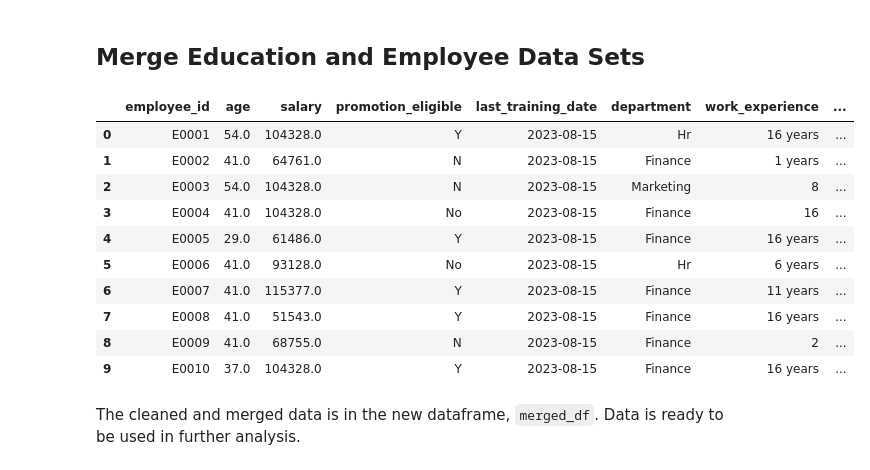
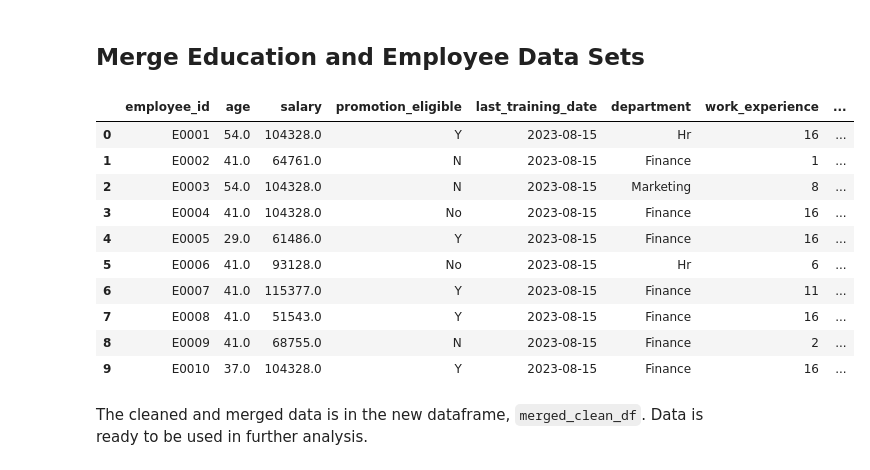
Before and after one commit to aysuntm/engage-metrics-workforce-analytics, a Jupyter notebook: notebooks/01_data_cleaning.ipynb, the cells around one changed output. Drawn from its saved outputs; the diff is of its cells as text; code cells hidden in the pictures.

Commit message:
fix: resolve duplicate ID columns, correct work_modeand work_experience data

```diff
--- a/notebooks/01_data_cleaning.ipynb
+++ b/notebooks/01_data_cleaning.ipynb
@@ -279,7 +282,13 @@ Length: 5, dtype: str
 # %% [markdown]
 Standardize the `work_mode` column values to be consistent case and format.
 # %%
+# Make all work modes lowercase and strip whitespace to standardize the values
 employee_df['work_mode'] = employee_df['work_mode'].str.strip().str.lower()
+
+# Make the wording for remote work consistent by replacing variations with a single term
+employee_df['work_mode'] = employee_df['work_mode'].replace("remote work","remote")
+
+# After cleaning, show the unique work mode values to confirm standardization
 print("\nCleaned Work Mode Names:")
 print(employee_df['work_mode'].unique())
 # %% [output]
@@ -289,0 +303,5 @@ Length: 4, dtype: str
+# %%
+employee_df['work_experience'] = employee_df['work_experience'].str.replace(' years','').astype('Int64')
+
+#Display the data type and first few values to confirm the conversion
+print(employee_df['work_experience'].head())
@@ -358,28 +383,28 @@ The data set has no missing values.
 # %% [markdown]
 ## Merge Education and Employee Data Sets
 # %%
-# Merge datasets on employee_id
-merged_df = pd.merge(
+# Merge clean datasets on employee_id
+merged_clean_df = pd.merge(
     employee_df,
     education_df,
     left_on='employee_id',
     right_on='ID',
     how='inner'
-)
+).drop(columns=['ID'])
 
-merged_df.head(10)
+merged_clean_df.head(10)
 # %% [output]
 |  | employee_id | age | salary | promotion_eligible | last_training_date | department | work_experience | ... |
-| 0 | E0001 | 54.0 | 104328.0 | Y | 2023-08-15 | Hr | 16 years | ... |
-| 1 | E0002 | 41.0 | 64761.0 | N | 2023-08-15 | Finance | 1 years | ... |
+| 0 | E0001 | 54.0 | 104328.0 | Y | 2023-08-15 | Hr | 16 | ... |
+| 1 | E0002 | 41.0 | 64761.0 | N | 2023-08-15 | Finance | 1 | ... |
 | 2 | E0003 | 54.0 | 104328.0 | N | 2023-08-15 | Marketing | 8 | ... |
 | 3 | E0004 | 41.0 | 104328.0 | No | 2023-08-15 | Finance | 16 | ... |
-| 4 | E0005 | 29.0 | 61486.0 | Y | 2023-08-15 | Finance | 16 years | ... |
-| 5 | E0006 | 41.0 | 93128.0 | No | 2023-08-15 | Hr | 6 years | ... |
-| 6 | E0007 | 41.0 | 115377.0 | Y | 2023-08-15 | Finance | 11 years | ... |
-| 7 | E0008 | 41.0 | 51543.0 | Y | 2023-08-15 | Finance | 16 years | ... |
+| 4 | E0005 | 29.0 | 61486.0 | Y | 2023-08-15 | Finance | 16 | ... |
+| 5 | E0006 | 41.0 | 93128.0 | No | 2023-08-15 | Hr | 6 | ... |
+| 6 | E0007 | 41.0 | 115377.0 | Y | 2023-08-15 | Finance | 11 | ... |
+| 7 | E0008 | 41.0 | 51543.0 | Y | 2023-08-15 | Finance | 16 | ... |
 | 8 | E0009 | 41.0 | 68755.0 | N | 2023-08-15 | Finance | 2 | ... |
-| 9 | E0010 | 37.0 | 104328.0 | Y | 2023-08-15 | Finance | 16 years | ... |
+| 9 | E0010 | 37.0 | 104328.0 | Y | 2023-08-15 | Finance | 16 | ... |
 # %% [markdown]
-The cleaned and merged data is in the new dataframe, `merged_df`. Data is ready to be used in further analysis.
+The cleaned and merged data is in the new dataframe, `merged_clean_df`. Data is ready to be used in further analysis.
 # %%
```
Also changed, not shown: parts of 8 cells of this notebook, 1 other file.
